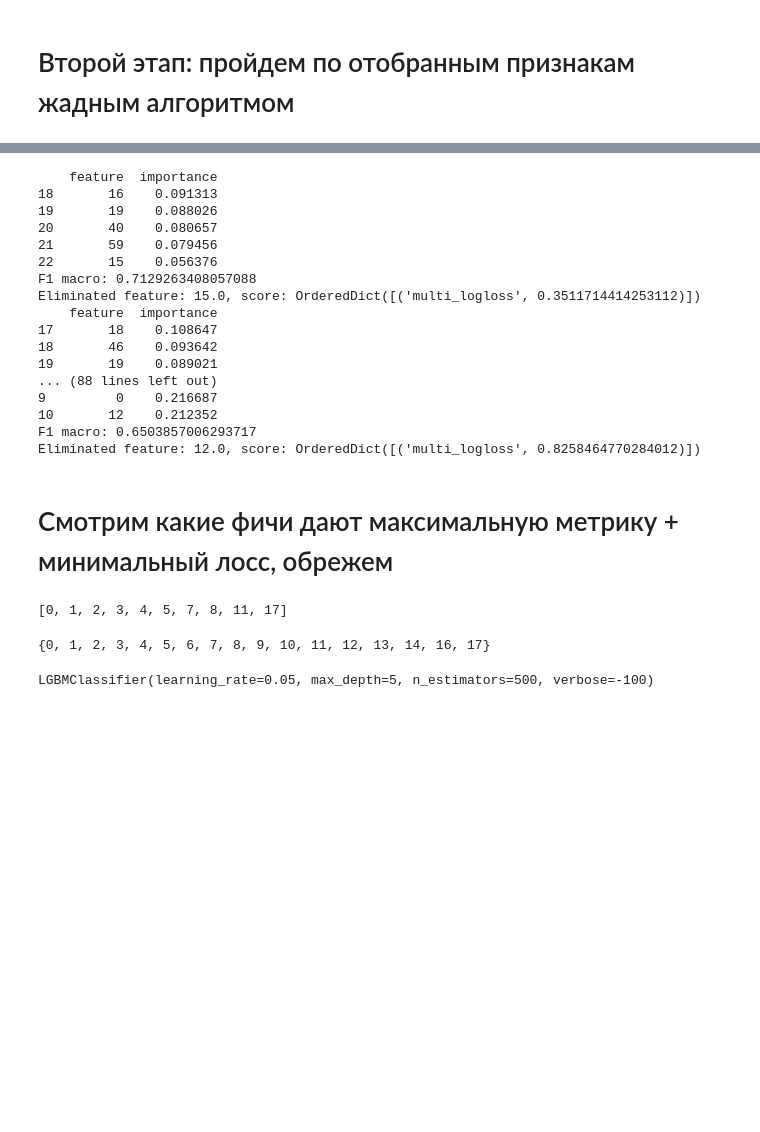
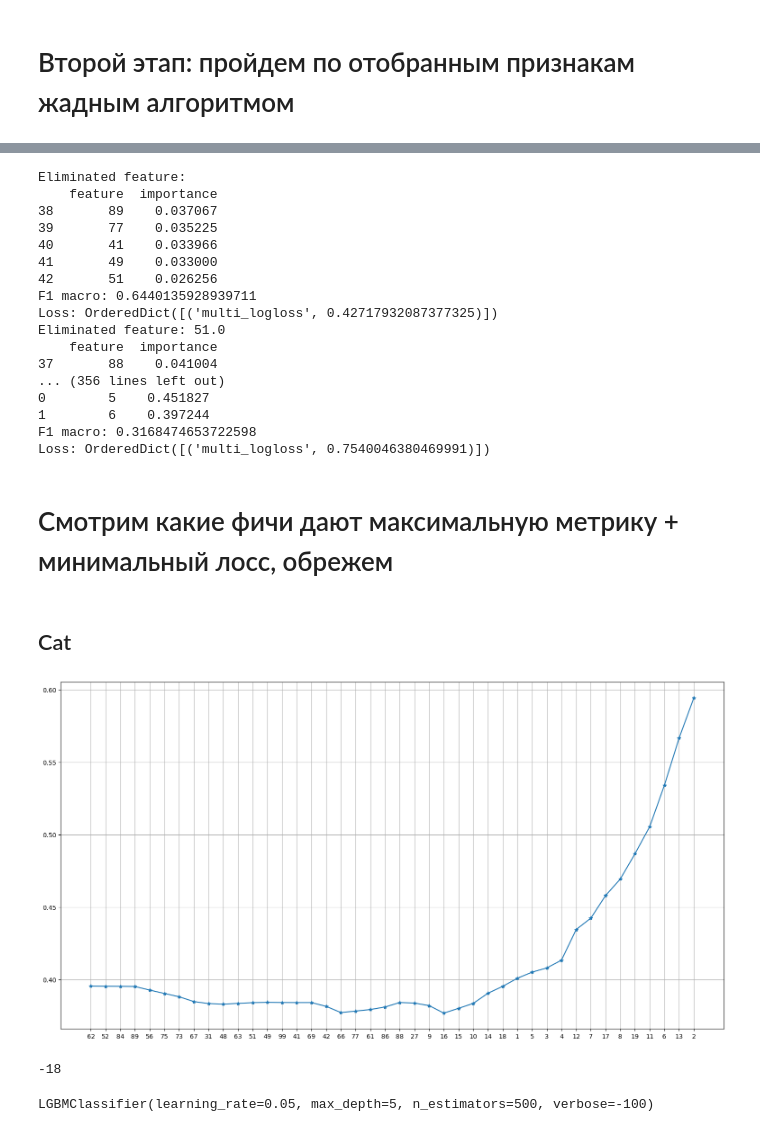
Before and after one commit to RomanSafronenkov/ds_stuff, a Jupyter notebook: Useful Stuff/Notebooks/Feature Selection/Feature Selection Pipeline.ipynb, the cells around one changed output, grey strips where cells are left out. Saved outputs shown, nothing was run; the diff lists cells and outputs as text; code cells hidden in the pictures; blank space fills up the shorter version.

Commit message:
feature selection pipeline extended

```diff
--- a/Useful Stuff/Notebooks/Feature Selection/Feature Selection Pipeline.ipynb
+++ b/Useful Stuff/Notebooks/Feature Selection/Feature Selection Pipeline.ipynb
@@ -151,8 +151,8 @@ lgm_fs.fit(x, y)
 shap_fs = ShapFeatureSelection()
 shap_fs.fit(x, y, is_multiclass=True)
 # %%
-lgm_features = lgm_fs.get_selected_features(threshold=0.85)
-shap_features = shap_fs.get_selected_features(threshold=0.85)
+lgm_features = lgm_fs.get_selected_features(threshold=0.95)
+shap_features = shap_fs.get_selected_features(threshold=0.95)
 
 selected = set(lgm_features) & set(shap_features)
 len(selected)
@@ -180,14 +180,15 @@ weighted avg       0.87      0.88      0.87      3000
 # %%
 from catboost import CatBoostClassifier, Pool, EFeaturesSelectionAlgorithm, EShapCalcType
 
+# удалим все признаки по очереди, пока не останется 1, чтобы посмотреть как ухудшается лосс
 model = CatBoostClassifier(iterations=1000, verbose=False)
 summary = model.select_features(
     x_train,
     y_train,
     eval_set=(x_val, y_val),
     features_for_select=list(selected),     # we will select from all features
-    num_features_to_select=15,  # we want to select exactly important features
-    steps=len(selected)-15,                                     # more steps - more accurate selection
+    num_features_to_select=1,  # we want to select exactly important features
+    steps=len(selected)-1,                                     # more steps - more accurate selection
     algorithm=EFeaturesSelectionAlgorithm.RecursiveByShapValues,
     shap_calc_type=EShapCalcType.Regular,            # can be Approximate, Regular and Exact
     train_final_model=False,                          # to train model with selected features
@@ -248,27 +276,33 @@ def recursive_feature_elimination(model, x_train, y_train, x_val, y_val, k, feat
 # %%
 model = LGBMClassifier(max_depth=5, n_estimators=500, learning_rate=0.05, verbose=-100)
-bf = recursive_feature_elimination(model, x_train, y_train, x_val, y_val, features=list(selected), k=10)
+summary_lgm = recursive_feature_elimination(model, x_train, y_train, x_val, y_val, features=list(selected), k=1)
 # %% [output]
+Eliminated feature:
     feature  importance
-18       16    0.091313
-19       19    0.088026
-20       40    0.080657
-21       59    0.079456
-22       15    0.056376
-F1 macro: 0.7129263408057088
-Eliminated feature: 15.0, score: OrderedDict([('multi_logloss', 0.3511714414253112)])
+38       89    0.037067
+39       77    0.035225
+40       41    0.033966
+41       49    0.033000
+42       51    0.026256
+F1 macro: 0.6440135928939711
+Loss: OrderedDict([('multi_logloss', 0.42717932087377325)])
+Eliminated feature: 51.0
     feature  importance
-17       18    0.108647
-18       46    0.093642
-19       19    0.089021
-... (88 lines left out)
-9         0    0.216687
-10       12    0.212352
-F1 macro: 0.6503857006293717
-Eliminated feature: 12.0, score: OrderedDict([('multi_logloss', 0.8258464770284012)])
+37       88    0.041004
+... (356 lines left out)
+0        5    0.451827
+1        6    0.397244
+F1 macro: 0.3168474653722598
+Loss: OrderedDict([('multi_logloss', 0.7540046380469991)])
 # %% [markdown]
 # Смотрим какие фичи дают максимальную метрику + минимальный лосс, обрежем
-# %%
-bf
-# %% [output]
-[0, 1, 2, 3, 4, 5, 7, 8, 11, 17]
+# %% [markdown]
+## Cat
+# %%
+losses = summary['loss_graph']['loss_values'][1:]
+plt.figure(figsize=(19, 10))
+plt.plot(range(len(losses)), losses, '*-')
+plt.xticks(ticks=range(len(losses)), labels=summary['eliminated_features'])
+plt.grid(True);
+# %% [output]
+[figure, added]
@@ -275,6 +311,9 @@ bf
+# %%
+len(summary) - summary['eliminated_features'].index(16) + 1
+# %% [output]
+-18
 # %%
-selected - set([15, 59, 40, 19, 18, 46])
+# но я удалю с запасом в 2 признака
+summary_selected_cat = selected - set(summary['eliminated_features'][:-16])
-# %% [output]
-{0, 1, 2, 3, 4, 5, 6, 7, 8, 9, 10, 11, 12, 13, 14, 16, 17}
 # %%
 model = LGBMClassifier(max_depth=5, n_estimators=500, learning_rate=0.05, verbose=-100)
```
Also changed, not shown: parts of 20 cells of this notebook.
